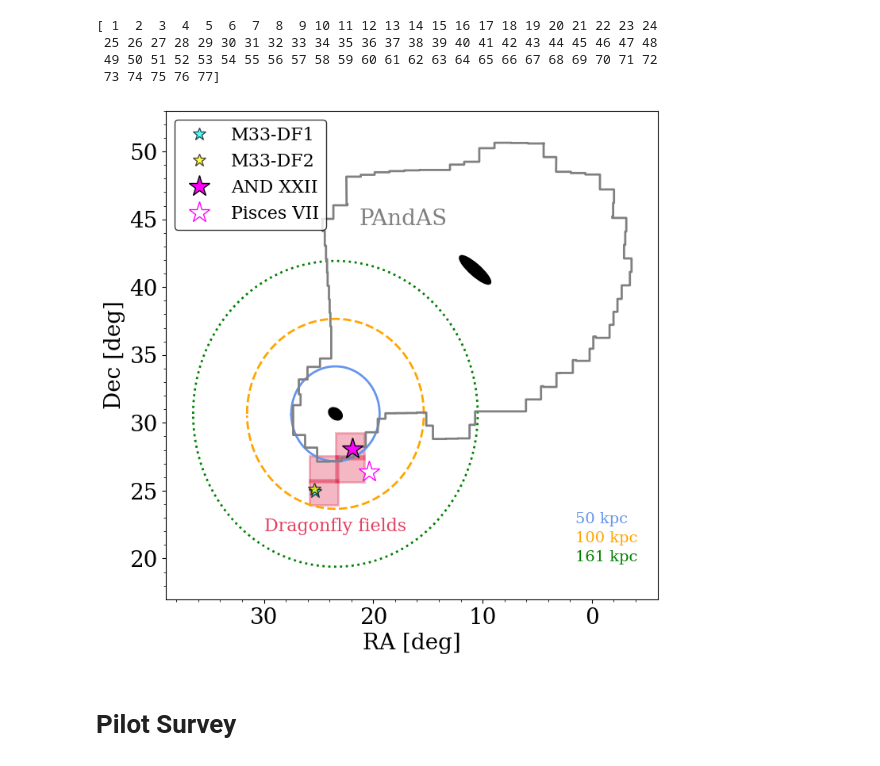
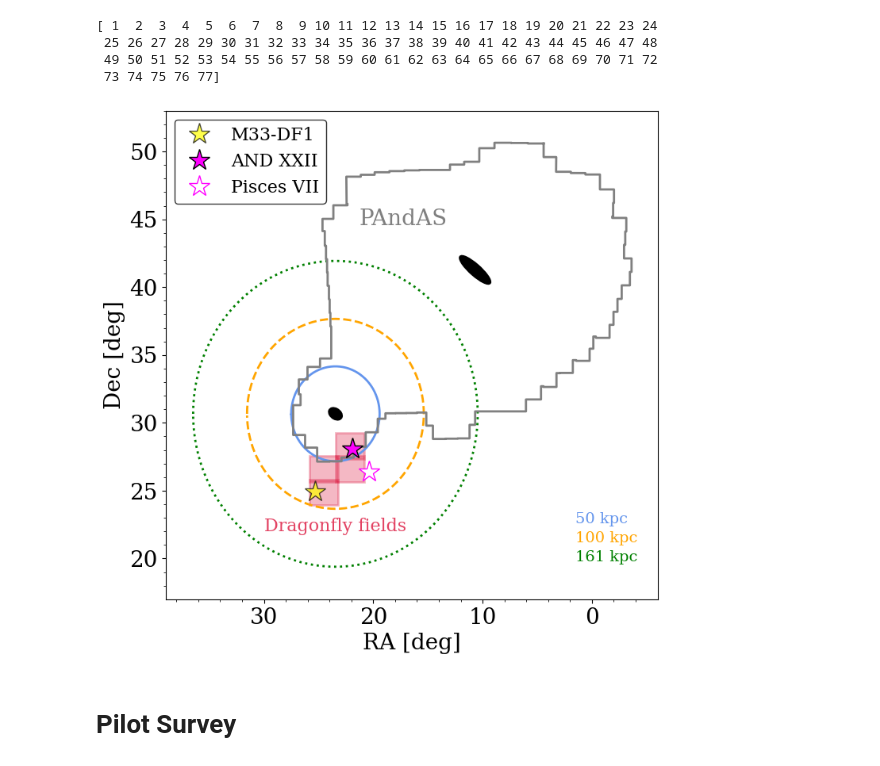
Before and after one commit to ekta1224/pspM31_hack, a Jupyter notebook: Dragonfly_fields.ipynb, the cells around one changed output. Drawn from its saved outputs; the diff is of its cells as text; code cells hidden in the pictures.

Commit message:
updated figure for Qing paper

```diff
--- a/Dragonfly_fields.ipynb
+++ b/Dragonfly_fields.ipynb
@@ -350,13 +350,15 @@ plt.ylabel('Dec [deg]', fontsize=20)
 and22 = SkyCoord('01h27m40.0s','28d05m25s', unit='deg')
 m33 = SkyCoord('01h33m50.0s','30d39m37s', unit='deg')
 m31 = SkyCoord('0h42m44.3s', '41d16m9s', unit='deg')
-plt.plot(25.33584, 24.90581, '*', color='cyan' ,mec='black',ms=12, label='M33-DF1', zorder=5,alpha=0.7)
+#plt.plot(25.33584, 24.90581, '*', color='cyan' ,mec='black',ms=12, label='M33-DF1', zorder=5,alpha=0.7) #candidate 1
 #plt.plot(22.97674, 26.89809, '*', color='yellow' ,mec='black',ms=20, label='Candidate 2', zorder=5) #OLD CANDIDATE2 (from original HST Phase 1)
-plt.plot(25.4258, 25.1152, '*', color='yellow' ,mec='black',ms=12, label='M33-DF2', zorder=5,alpha=0.7)
+plt.plot(25.3375, 24.9061, '*', color='yellow' ,mec='black',ms=20, label='M33-DF1', zorder=5,alpha=0.7)
 plt.plot(and22.ra.deg, and22.dec.deg, '*', color='magenta' ,mec='black',ms=20, label='AND XXII', zorder=5)
 plt.plot(20.418750, 26.390000, '*', color='white' ,mec='magenta',ms=20, label='Pisces VII', zorder=5)
 
 
+# RA: 25.3375
+# DEC: 24.9061
 
 # unit circle at Dec=30 deg.
 cpts = np.arange(0,360.0,1)
@@ -415,34 +417,34 @@ dec_centers = [28.299663888888887,26.589663888888886,26.589663888888886,24.87966
 # plt.plot(24.499999999999996, 26.589663888888886,'co', ms=6, zorder=1000)
 # plt.plot(24.499999999999996, 24.87966388888889,'co', ms=6)
 
 
 
 # for i in range(len(sc_fields)):
 #     field = Rectangle([sc_fields[i].ra.deg-rasize/2, sc_fields[i].dec.deg-decsize/2], 3.3, 2.9, color='b', fill=False)
 #     ax.add_patch(field)
 
 for i in range(len(ra_centers)):
         field = Rectangle([ra_centers[i]-rasize/2, dec_centers[i]-decsize/2], 2.6, 1.9, lw=2, edgecolor='crimson', facecolor='crimson', fill=True, alpha=0.3)
         ax.add_patch(field)
 #     if 24. < sc_fields[i].ra.deg < 26 and sc_fields[i].dec.deg < 27.:
 #         field = Rectangle([sc_fields[i].ra.deg-rasize/2, sc_fields[i].dec.deg-decsize/2], 2.6, 1.9, lw=2, edgecolor='darkviolet', fill=False)
 #         ax.add_patch(field)
 
 plt.text(30, 22, 'Dragonfly fields',fontsize=16, color='crimson', alpha=0.8)
 
 plt.legend(numpoints=1, fontsize=16, loc='upper left',edgecolor='black', facecolor=(1, 1, 1, 1))
 plt.figtext(0.77, 0.23, r'50 kpc', color='cornflowerblue', fontsize=14)
 plt.figtext(0.77, 0.2, r'100 kpc', color='orange', fontsize=14)
 plt.figtext(0.77, 0.17, r'161 kpc', color='green', fontsize=14)
 ax.xaxis.set_minor_locator(AutoMinorLocator())
 ax.yaxis.set_minor_locator(AutoMinorLocator())
 
 ax.tick_params(axis='both', which='major', labelsize=20)
 ax.tick_params(axis='both', which='minor', labelsize=20)
 
 plt.savefig('M33_Dragonfly_fields_2023_replaceCand2.png')
 # %% [output]
-[figure, old version]
+[figure, new version]
 # %% [markdown]
 # Pilot Survey
 # %%
```
